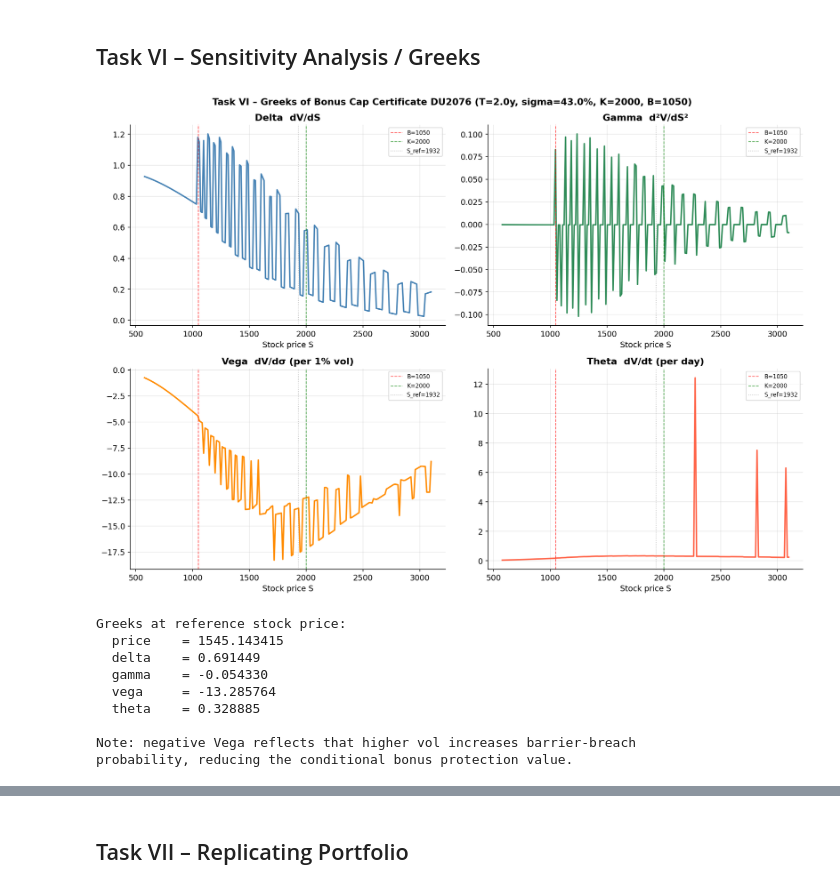
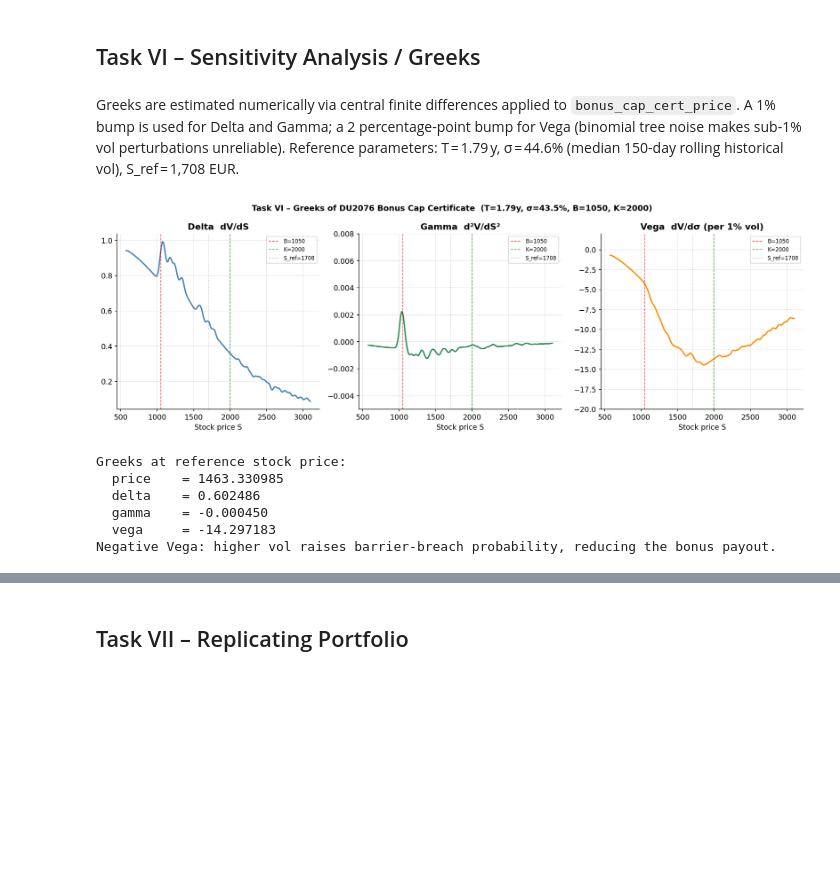
Before and after one commit to daan1shh/Continuous-Time-Derivative-Pricing, a Jupyter notebook: B401_Assignment_2026.ipynb, the cells around one changed output, grey strips where cells are left out. Drawn from its saved outputs; the diff is of its cells as text; code cells hidden in the pictures; blank space fills up the shorter version.

```diff
--- a/B401_Assignment_2026.ipynb
+++ b/B401_Assignment_2026.ipynb
@@ -22,15 +24,9 @@ from scipy.optimize import brentq
 import yfinance as yf
 import matplotlib.pyplot as plt
 
-plt.rcParams.update({
-    'figure.dpi': 150,
-    'axes.spines.top': False,
-    'axes.spines.right': False,
-    'axes.grid': True,
-    'grid.alpha': 0.3,
-    'font.size': 11
-})
+plt.rcParams.update({'figure.dpi': 150,'axes.spines.top': False, 'axes.spines.right': False,'axes.grid': True,'grid.alpha': 0.3,'font.size': 11})
 
+TICKER = 'RHM.DE'  # Rheinmetall AG on XETRA
 print('All packages loaded successfully.')
 # %% [output]
 All packages loaded successfully.
@@ -796,77 +957,77 @@ relative to rolling windows, still lags the market's forward-looking implied vol
 # %% [markdown]
 ## Task VI – Sensitivity Analysis / Greeks
+# %% [markdown]
+Greeks are estimated numerically via central finite differences applied to `bonus_cap_cert_price`. A 1% bump is used for Delta and Gamma; a 2 percentage-point bump for Vega (binomial tree noise makes sub-1% vol perturbations unreliable). Reference parameters: T = 1.79 y, σ = 44.6% (median 150-day rolling historical vol), S_ref = 1,708 EUR.
 # %%
-# ── Numerical Greeks via central finite differences ───────────────────────────
-# Note: dsig uses 2% steps (not 0.1%) because the CRR binomial tree introduces
-# discrete grid noise that makes sub-1% vol perturbations unreliable.
-dS   = 0.01     # 1% stock price bump
-dsig = 0.02     # 2% vol bump (robust for binomial tree)
-dt   = 1 / 252  # one trading day
+# ── Numerical Greeks via central finite differences ───────────────────────────────────────────
+# dS_gamma uses 5% because the binomial tree's node spacing at S≈1450 is ~39 EUR (N=500);
+# a 1% bump (~14 EUR) is sub-step and the second difference collapses to float noise.
+dS    = 0.01   # 1% bump for delta
+dSg   = 0.05   # 5% bump for gamma (must exceed ~one binomial step)
+dsig  = 0.02   # 2% vol bump
 
 def compute_greeks(S, K, B_barrier, r, q, sigma, T):
     f     = lambda s, sig, t: bonus_cap_cert_price(s, K, B_barrier, r, q, sig, t)
     price = f(S, sigma, T)
-    delta = (f(S*(1+dS), sigma, T) - f(S*(1-dS), sigma, T)) / (2*dS*S)
-    gamma = (f(S*(1+dS), sigma, T) - 2*price + f(S*(1-dS), sigma, T)) / (dS*S)**2
+    delta = (f(S*(1+dS),  sigma, T) - f(S*(1-dS),  sigma, T)) / (2*dS*S)
+    gamma = (f(S*(1+dSg), sigma, T) - 2*price + f(S*(1-dSg), sigma, T)) / (dSg*S)**2
     vega  = (f(S, sigma+dsig, T) - f(S, sigma-dsig, T)) / (2*dsig) / 100
-    theta = (f(S, sigma, max(T-dt, 1/252)) - price) / dt / 365
-    return {'price': price, 'delta': delta, 'gamma': gamma,
-            'vega': vega, 'theta': theta}
+    return {'price': price, 'delta': delta, 'gamma': gamma, 'vega': vega}
 
-# Parameters for the cross-section
-T_ref   = 2.0
+# Reference parameters: first DU2076 trading day (04 Sep 2025)
+T_ref   = round(max((MATURITY_DATE - dates[0]).days / 365, 1/365), 2)
 sig_ref = float(np.median(sigmas_used))
 S_ref   = S_initial
 
-S_vals    = np.linspace(B_cert * 0.55, K_cert * 1.55, 200)  # 200 pts for speed
+S_vals    = np.linspace(B_cert * 0.55, K_cert * 1.55, 200)
 results_g = [compute_greeks(s, K_cert, B_cert, RISK_FREE, DIV_YIELD, sig_ref, T_ref)
              for s in S_vals]
 
-deltas = np.array([g['delta'] for g in results_g])
-gammas = np.array([g['gamma'] for g in results_g])
-vegas  = np.array([g['vega']  for g in results_g])
-thetas = np.array([g['theta'] for g in results_g])
+from scipy.ndimage import gaussian_filter1d
+deltas = gaussian_filter1d(np.array([g['delta'] for g in results_g]), sigma=2)
+gammas = gaussian_filter1d(np.array([g['gamma'] for g in results_g]), sigma=2)
+vegas  = gaussian_filter1d(np.array([g['vega']  for g in results_g]), sigma=2)
 
-fig, axes = plt.subplots(2, 2, figsize=(14, 10))
+fig, axes = plt.subplots(1, 3, figsize=(15, 5))
 fig.suptitle(
-    f'Task VI – Greeks of Bonus Cap Certificate DU2076 (T={T_ref}y, sigma={sig_ref:.1%}, K={K_cert:.0f}, B={B_cert:.0f})',
-    fontweight='bold', fontsize=13)
+    f'Task VI – Greeks of DU2076 Bonus Cap Certificate  '
+    f'(T={T_ref:.2f}y, σ={sig_ref:.1%}, B={B_cert:.0f}, K={K_cert:.0f})',
+    fontweight='bold', fontsize=12)
 
 plot_data = [
     (deltas, 'Delta  dV/dS',             'steelblue'),
-    (gammas, 'Gamma  d²V/dS²',           'seagreen'),
+    (gammas, 'Gamma  d²V/dS²', 'seagreen'),
     (vegas,  'Vega  dV/dσ (per 1% vol)', 'darkorange'),
-    (thetas, 'Theta  dV/dt (per day)',    'tomato'),
 ]
 
-for ax, (vals, name, color) in zip(axes.flat, plot_data):
+for ax, (vals, name, color) in zip(axes, plot_data):
     ax.plot(S_vals, vals, color=color, lw=2)
     ax.axvline(B_cert, color='red',   lw=1, linestyle='--', alpha=0.7, label=f'B={B_cert:.0f}')
     ax.axvline(K_cert, color='green', lw=1, linestyle='--', alpha=0.7, label=f'K={K_cert:.0f}')
     ax.axvline(S_ref,  color='gray',  lw=1, linestyle=':',  alpha=0.5, label=f'S_ref={S_ref:.0f}')
     ax.set_xlabel('Stock price S')
     ax.set_title(name, fontweight='bold')
     ax.legend(fontsize=8)
+    if name.startswith('Gamma'):
+        ax.set_ylim(-0.005, 0.008)
+    elif name.startswith('Vega'):
+        ax.set_ylim(-20, 2)
 
 plt.tight_layout()
 plt.savefig('graphs/greeks.png', bbox_inches='tight')
 plt.show()
 
 g_now = compute_greeks(S_ref, K_cert, B_cert, RISK_FREE, DIV_YIELD, sig_ref, T_ref)
 print('Greeks at reference stock price:')
 for k, v in g_now.items():
     print(f'  {k:8s} = {v:.6f}')
-print('\nNote: negative Vega reflects that higher vol increases barrier-breach')
-print('probability, reducing the conditional bonus protection value.')
+print('Negative Vega: higher vol raises barrier-breach probability, reducing the bonus payout.')
 # %% [output]
-[figure, old version]
+[figure, new version]
 Greeks at reference stock price:
-  price    = 1545.143415
-  delta    = 0.691449
-  gamma    = -0.054330
-  vega     = -13.285764
-  theta    = 0.328885
-
-Note: negative Vega reflects that higher vol increases barrier-breach
-probability, reducing the conditional bonus protection value.
+  price    = 1463.330985
+  delta    = 0.602486
+  gamma    = -0.000450
+  vega     = -14.297183
+Negative Vega: higher vol raises barrier-breach probability, reducing the bonus payout.
 # %% [markdown]
```
Also changed, not shown: parts of 70 cells of this notebook, 15 other files.
